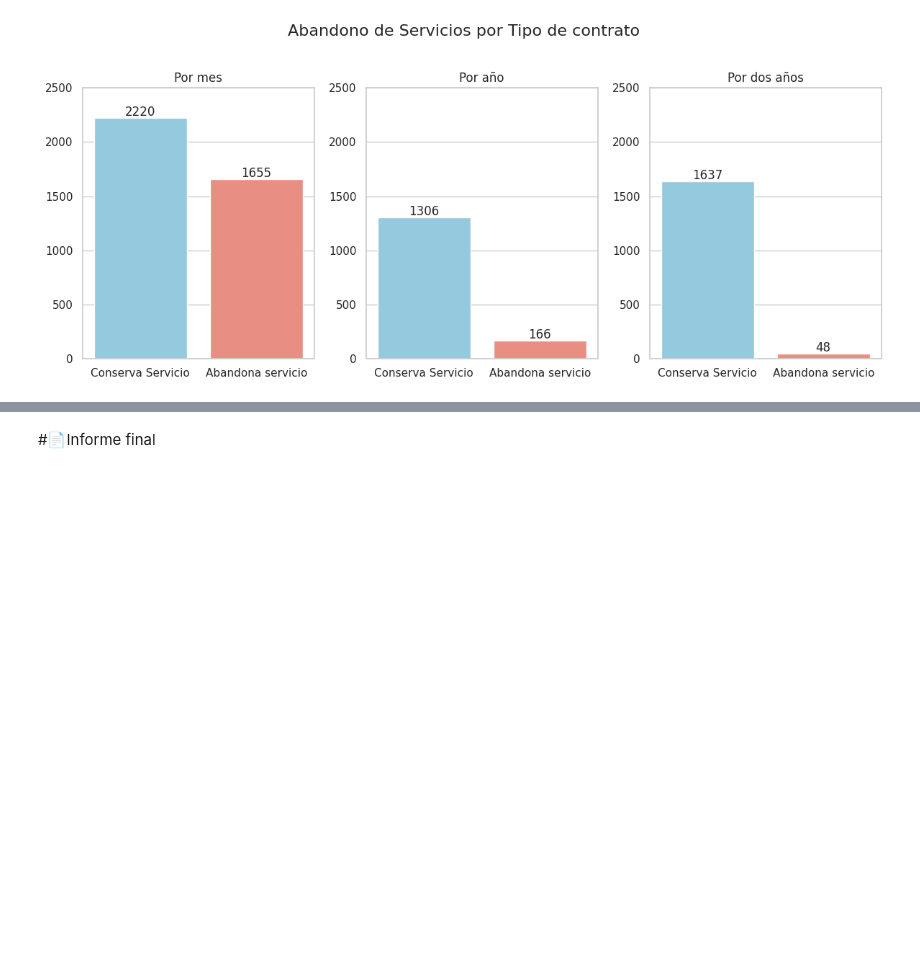
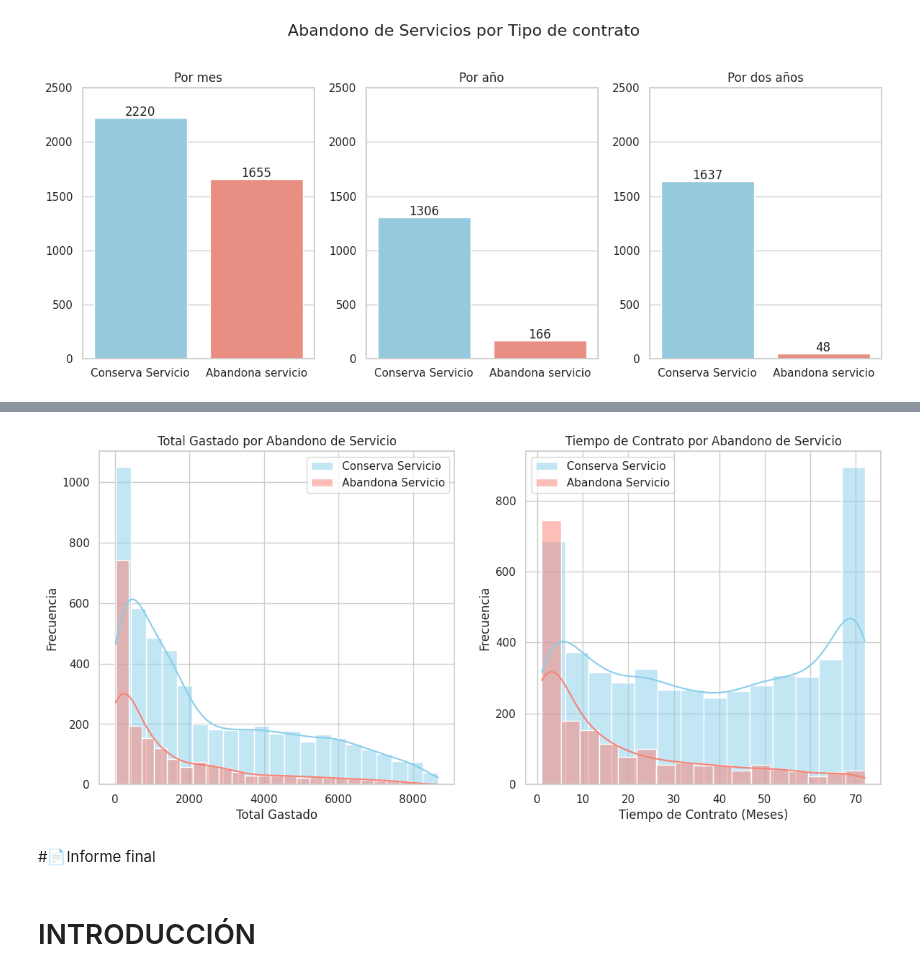
Before and after one commit to JoseIng-EO/challenge2-data-science-telecom-x, a Jupyter notebook: TelecomX_LATAM.ipynb, the cells around one changed output, grey strips where cells are left out. Cells and saved outputs as stored; diff of their text form; code cells hidden in the pictures; blank space fills up the shorter version.

```diff
--- a/TelecomX_LATAM.ipynb
+++ b/TelecomX_LATAM.ipynb
@@ -499,2 +581,31 @@ plt.show()
+# %%
+total_gastado_1 = df_telecomx[df_telecomx['abandono_servicio'] == 1]['cargos_totales']
+total_gastado_0 = df_telecomx[df_telecomx['abandono_servicio'] == 0]['cargos_totales']
+tiempo_de_contrato_0 = df_telecomx[df_telecomx['abandono_servicio'] == 0]['meses_en_empresa']
+tiempo_de_contrato_1 = df_telecomx[df_telecomx['abandono_servicio'] == 1]['meses_en_empresa']
+# %%
+plt.figure(figsize=(14, 6))
+
+plt.subplot(1, 2, 1)
+sns.histplot(total_gastado_0, color='skyblue', label='Conserva Servicio', kde=True)
+sns.histplot(total_gastado_1, color='salmon', label='Abandona Servicio', kde=True)
+plt.title('Total Gastado por Abandono de Servicio')
+plt.xlabel('Total Gastado')
+plt.ylabel('Frecuencia')
+plt.legend()
+
+plt.subplot(1, 2, 2)
+sns.histplot(tiempo_de_contrato_0, color='skyblue', label='Conserva Servicio', kde=True)
+sns.histplot(tiempo_de_contrato_1, color='salmon', label='Abandona Servicio', kde=True)
+plt.title('Tiempo de Contrato por Abandono de Servicio')
+plt.xlabel('Tiempo de Contrato (Meses)')
+plt.ylabel('Frecuencia')
+plt.legend()
+
+plt.show()
+# %% [output]
+[figure, added]
 # %% [markdown]
 #📄Informe final
+# %% [markdown]
+# INTRODUCCIÓN
```
Also changed, not shown: parts of 15 cells of this notebook.
